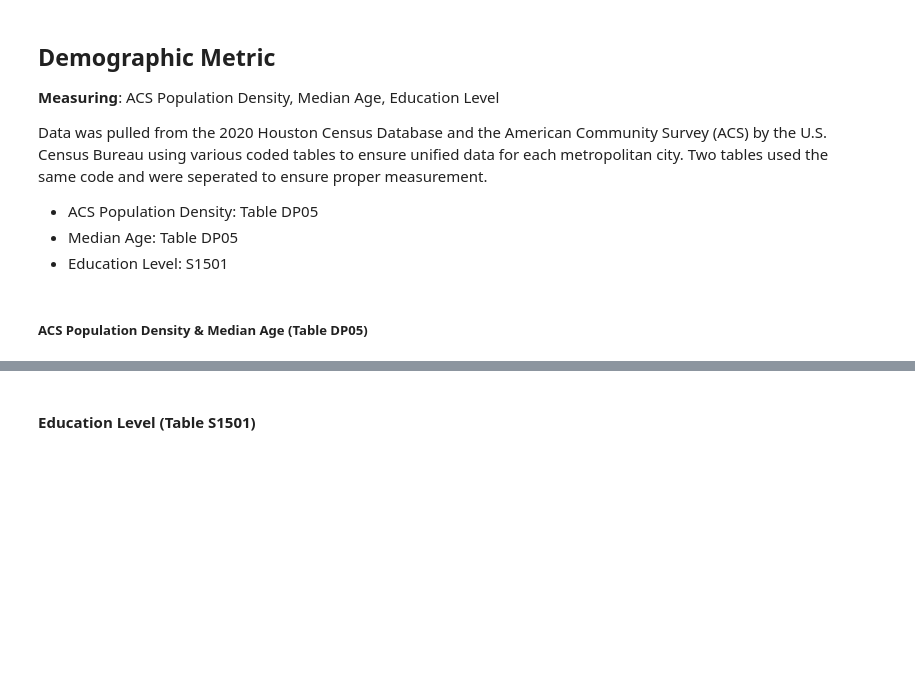
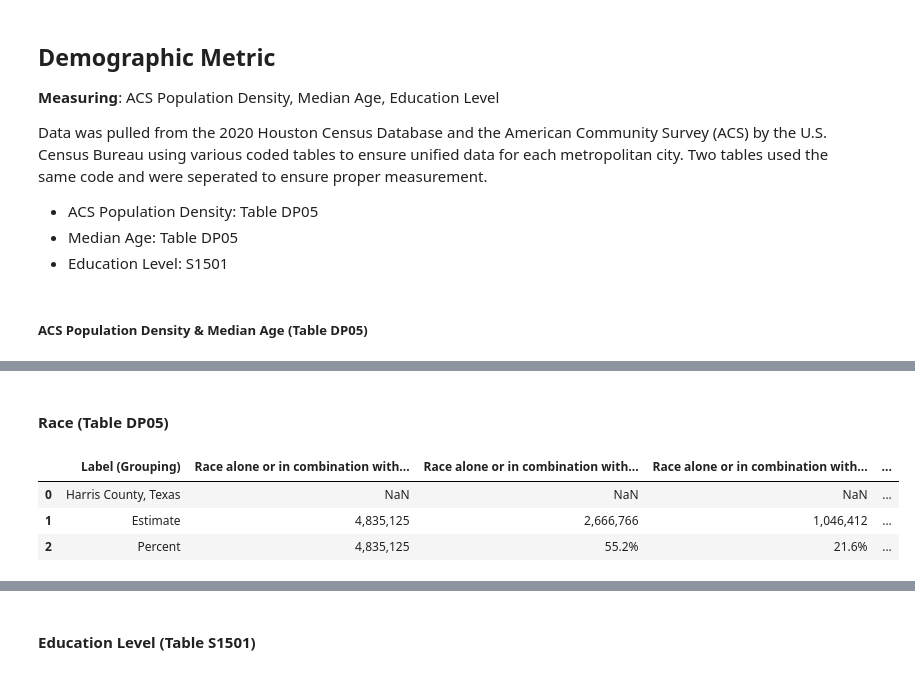
Before and after one commit to maddieemihle/major-city-visualization, a Jupyter notebook: data_files/houston_data/Houston_cleaned.ipynb, the cells around one changed output, grey strips where cells are left out. Cells and saved outputs as stored; diff of their text form; code cells hidden in the pictures; blank space fills up the shorter version.

```diff
--- a/data_files/houston_data/Houston_cleaned.ipynb
+++ b/data_files/houston_data/Houston_cleaned.ipynb
@@ -79,0 +93,14 @@ Note: will have to seperate the pop density and median age eventual...
+# %% [markdown]
+#### Race (Table DP05)
+# %%
+# Import csv file for race
+houston_race_data = "../houston_data/houston_raw_csv/houston_race.csv"
+
+# Read the CSV file into a DataFrame
+houston_race_df = pd.read_csv(houston_race_data)
+houston_race_df.head()
+# %% [output]
+|  | Label (Grouping) | Race alone or in combination with... | Race alone or in combination with... | Race alone or in combination with... | ... |
+| 0 | Harris County, Texas | NaN | NaN | NaN | ... |
+| 1 | Estimate | 4,835,125 | 2,666,766 | 1,046,412 | ... |
+| 2 | Percent | 4,835,125 | 55.2% | 21.6% | ... |
```
Also changed, not shown: parts of 31 cells of this notebook, 28 other files.
